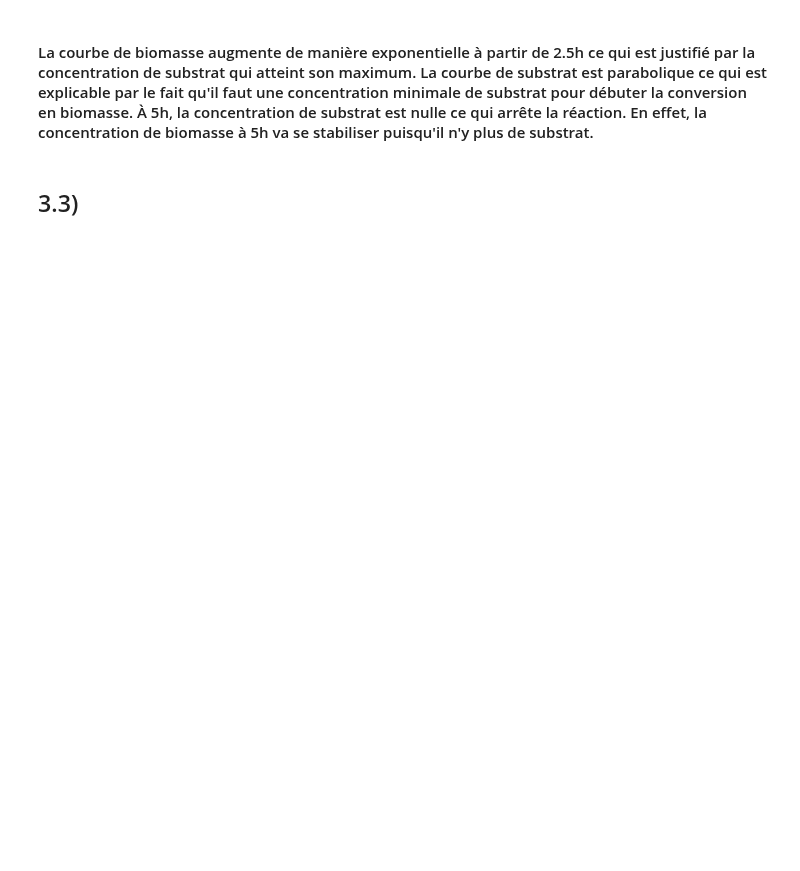
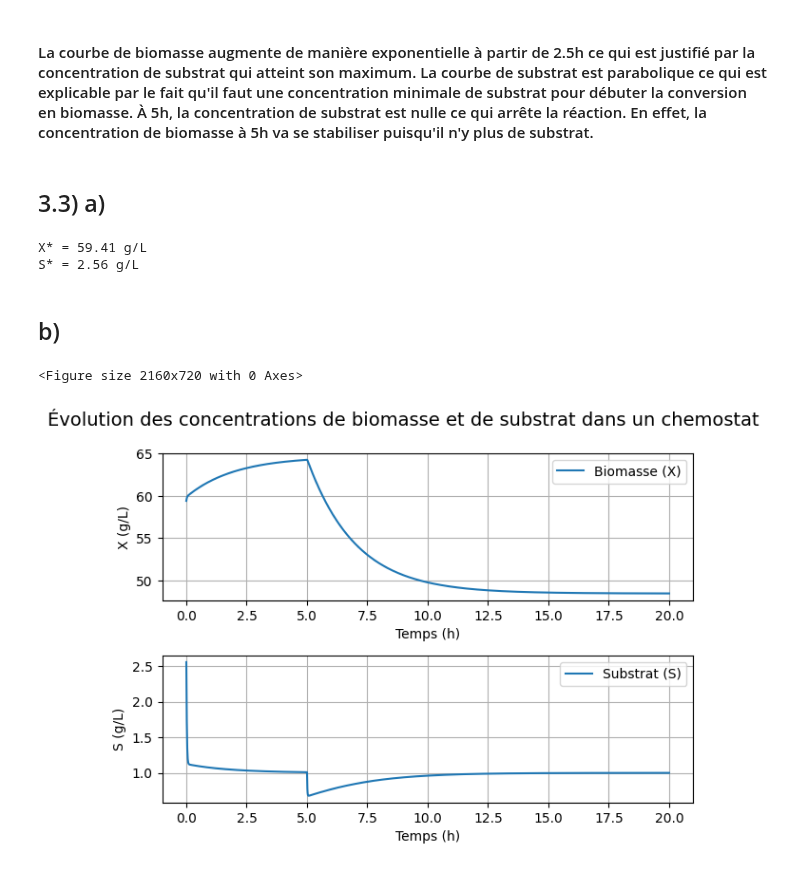
Before and after one commit to corallyyy/GCH2120, a Jupyter notebook: controle.ipynb, the cells around one changed output. Saved outputs shown, nothing was run; the diff lists cells and outputs as text; code cells hidden in the pictures; blank space fills up the shorter version.

```diff
--- a/controle.ipynb
+++ b/controle.ipynb
@@ -55,4 +55,67 @@ plt.show()
 # %% [markdown]
 #### La courbe de biomasse augmente de manière exponentielle à partir de 2.5h ce qui est justifié par la concentration de substrat qui atteint son maximum. La courbe de substrat est parabolique ce qui est explicable par le fait qu'il faut une concentration minimale de substrat pour débuter la conversion en biomasse. À 5h, la concentration de substrat est nulle ce qui arrête la réaction. En effet, la concentration de biomasse à 5h va se stabiliser puisqu'il n'y plus de substrat.
 # %% [markdown]
-## 3.3)
+## 3.3) a)
+# %%
+X_ss = sim.y[0, np.where(sim.t < 5)[0][-1]]
+S_ss = sim.y[1, np.where(sim.t < 5)[0][-1]]
+
+print(f"X* = {X_ss} g/L")
+print(f"S* = {S_ss} g/L")
+# %% [output]
+X* = 59.41 g/L
+S* = 2.56 g/L
+# %% [markdown]
+## b)
+# %%
+def bilans_changement_Sin(x, p, u):
+    #Variables d'état
+    [X, S] = x
+    #Paramètres
+    [V, F0, mu_max, Ks, Yxs] = p
+    #Variable manipulée
+    [Sin] = u
+    #Equations
+    mu = mu_max * S / (Ks + S)
+    dX = -(F0/V) * X + mu * X
+    dS = (F0/V) * (Sin - S) - (1/Yxs) * mu * X
+    return [dX, dS]
+
+def manip_Sin(t, x, p, t_changement):
+    if t < t_changement:
+        u = [200]
+    else:
+        u = [150]
+    return bilans_changement_Sin(x, p, u)
+
+#Conditions initiales
+x0 = [X_ss, S_ss]
+p = [2.0, 1.0, 1.5, 2.0, 0.325]
+t_sim = [0, 20]
+t_changement = 5
+
+sim = solve_ivp(manip_Sin, t_sim, x0, method = 'RK45', args = (p, t_changement), max_step = 0.01)
+
+#Graphiques
+plt.figure(figsize=(18, 6), dpi=120)
+fig, axs = plt.subplots(nrows = 2, ncols = 1)
+fig.suptitle('Évolution des concentrations de biomasse et de substrat dans un chemostat', fontsize=14)
+
+axs[0].plot(sim.t, sim.y[0, :], label ='Biomasse (X)')
+axs[0].set_xlabel('Temps (h)')
+axs[0].set_ylabel('X (g/L)')
+axs[0].legend()
+axs[0].grid()
+
+
+axs[1].plot(sim.t, sim.y[1, :], label ='Substrat (S)')
+axs[1].set_xlabel('Temps (h)')
+axs[1].set_ylabel('S (g/L)')
+axs[1].legend()
+axs[1].grid()
+
+plt.tight_layout()
+plt.show()
+# %% [output]
+<Figure size 2160x720 with 0 Axes>
+[figure, added]
```
Also changed, not shown: parts of 1 cell of this notebook.
